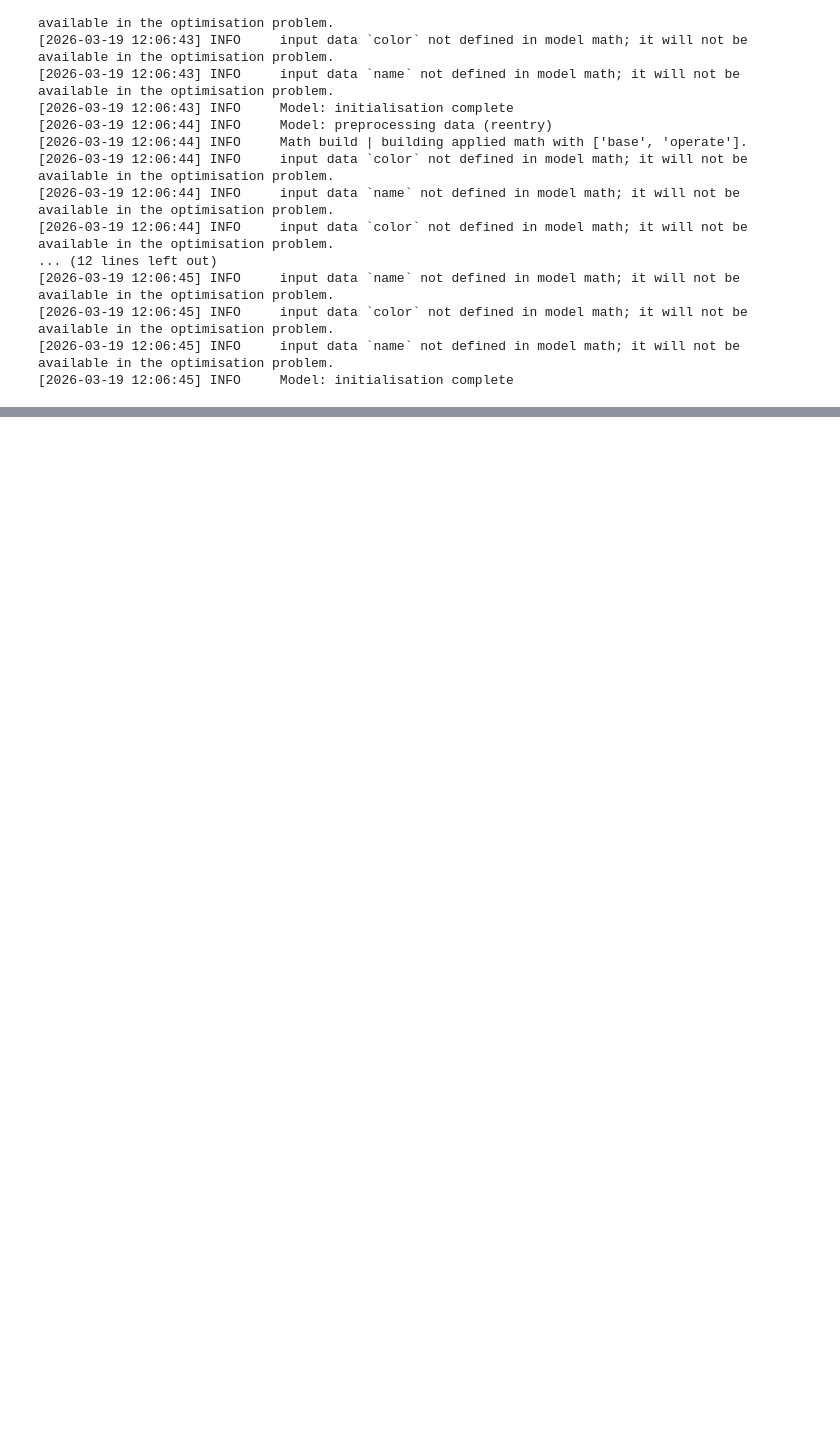
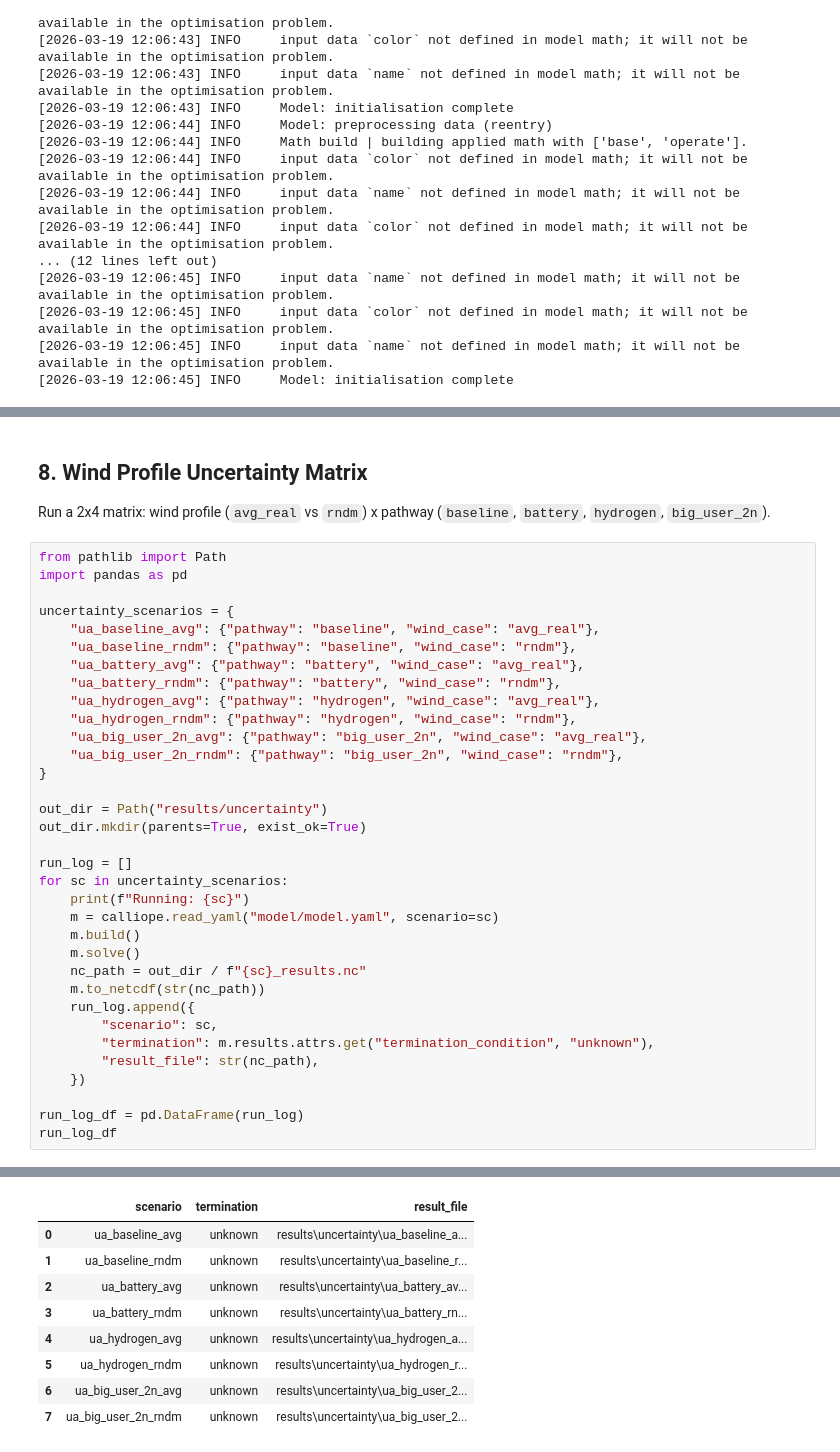
Before and after one commit to Maxxus33/SEN1531_Integrated_Energy_sys, a Jupyter notebook: calliope_integrated/model_starter_toolkit/calliope_model/model_run.ipynb, the cells around one changed output, grey strips where cells are left out. Drawn from its saved outputs; the diff is of its cells as text; blank space fills up the shorter version.

Commit message:
change in hydrogen storage + uncertainties

```diff
--- a/calliope_integrated/model_starter_toolkit/calliope_model/model_run.ipynb
+++ b/calliope_integrated/model_starter_toolkit/calliope_model/model_run.ipynb
@@ -1018,0 +1049,39 @@ else:
+# %% [markdown]
+## 8. Wind Profile Uncertainty Matrix
+
+Run a 2x4 matrix: wind profile (`avg_real` vs `rndm`) x pathway (`baseline`, `battery`, `hydrogen`, `big_user_2n`).
+# %%
+from pathlib import Path
+import pandas as pd
+
+uncertainty_scenarios = {
+    "ua_baseline_avg": {"pathway": "baseline", "wind_case": "avg_real"},
+    "ua_baseline_rndm": {"pathway": "baseline", "wind_case": "rndm"},
+    "ua_battery_avg": {"pathway": "battery", "wind_case": "avg_real"},
+    "ua_battery_rndm": {"pathway": "battery", "wind_case": "rndm"},
+    "ua_hydrogen_avg": {"pathway": "hydrogen", "wind_case": "avg_real"},
+    "ua_hydrogen_rndm": {"pathway": "hydrogen", "wind_case": "rndm"},
+    "ua_big_user_2n_avg": {"pathway": "big_user_2n", "wind_case": "avg_real"},
+    "ua_big_user_2n_rndm": {"pathway": "big_user_2n", "wind_case": "rndm"},
+}
+
+out_dir = Path("results/uncertainty")
+out_dir.mkdir(parents=True, exist_ok=True)
+
+run_log = []
+for sc in uncertainty_scenarios:
+    print(f"Running: {sc}")
+    m = calliope.read_yaml("model/model.yaml", scenario=sc)
+    m.build()
+    m.solve()
+    nc_path = out_dir / f"{sc}_results.nc"
+    m.to_netcdf(str(nc_path))
+    run_log.append({
+        "scenario": sc,
+        "termination": m.results.attrs.get("termination_condition", "unknown"),
+        "result_file": str(nc_path),
+    })
+
+run_log_df = pd.DataFrame(run_log)
+run_log_df
+# %% [output]
@@ -1018,0 +1105,9 @@ else:
+|  | scenario | termination | result_file |
+| 0 | ua_baseline_avg | unknown | results\uncertainty\ua_baseline_a... |
+| 1 | ua_baseline_rndm | unknown | results\uncertainty\ua_baseline_r... |
+| 2 | ua_battery_avg | unknown | results\uncertainty\ua_battery_av... |
+| 3 | ua_battery_rndm | unknown | results\uncertainty\ua_battery_rn... |
+| 4 | ua_hydrogen_avg | unknown | results\uncertainty\ua_hydrogen_a... |
+| 5 | ua_hydrogen_rndm | unknown | results\uncertainty\ua_hydrogen_r... |
+| 6 | ua_big_user_2n_avg | unknown | results\uncertainty\ua_big_user_2... |
+| 7 | ua_big_user_2n_rndm | unknown | results\uncertainty\ua_big_user_2... |
```
Also changed, not shown: parts of 25 cells of this notebook, 7 other files.
